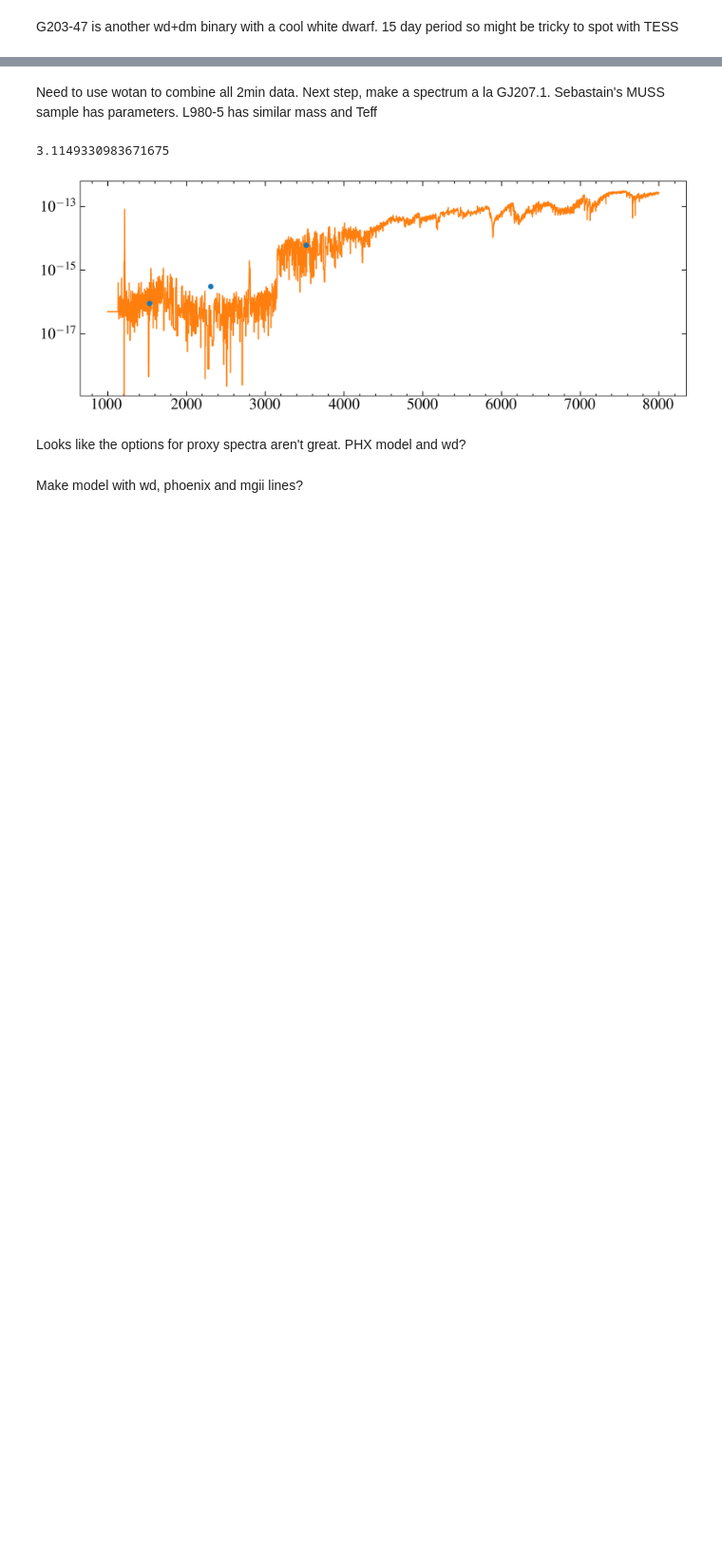
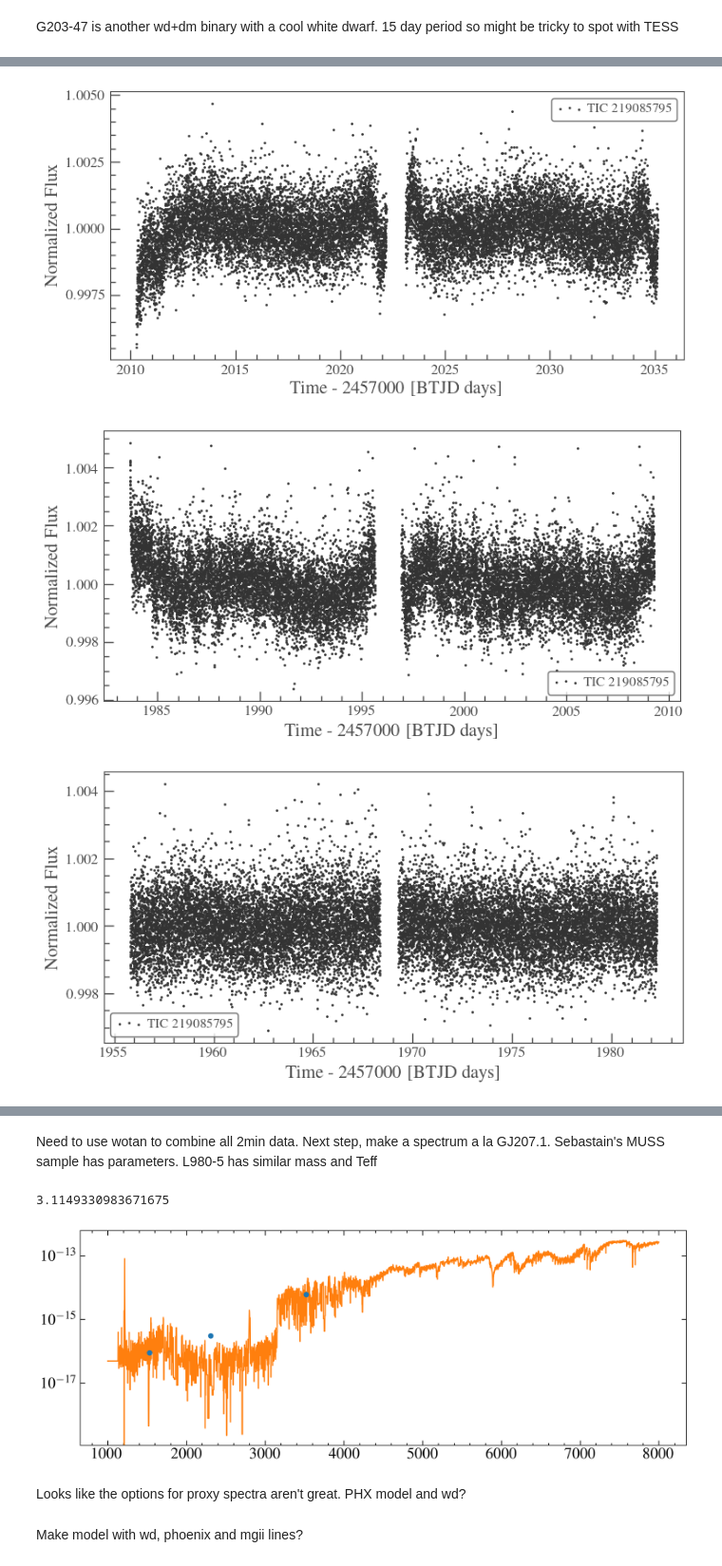
Before and after one commit to davidjwilson/gj207.1, a Jupyter notebook: G203-47.ipynb, the cells around one changed output, grey strips where cells are left out. Shown at 95% size. Drawn from its saved outputs; the diff is of its cells as text; code cells hidden in the pictures; blank space fills up the shorter version.

```diff
--- a/G203-47.ipynb
+++ b/G203-47.ipynb
@@ -21,6 +21,6 @@ from matplotlib import rcParams
 rcParams["figure.figsize"] = (14, 5)
 rcParams["font.size"] = 20
 # %%
-# tic = 219085795
-# star = lk.search_lightcurve('TIC219085795')
-# star
+tic = 219085795
+star = lk.search_lightcurve('TIC219085795')
+star
@@ -27,7 +46,11 @@ rcParams["font.size"] = 20
 # %%
-# for sr in star:
-#     # print(sr)
-#     if sr.exptime == 120*u.s:
-#         lc = sr.download(download_dir='data/')
-#         lc = lc.normalize().remove_outliers()
-        # lc.scatter()
+for sr in star:
+    # print(sr)
+    if sr.exptime == 120*u.s and sr.author=='SPOC':
+        lc = sr.download(download_dir='data/')
+        lc = lc.normalize().remove_outliers()
+        lc.scatter()
+# %% [output]
+[figure, added]
+[figure, added]
+[figure, added]
```
Also changed, not shown: parts of 2 cells of this notebook, 40 other files.
